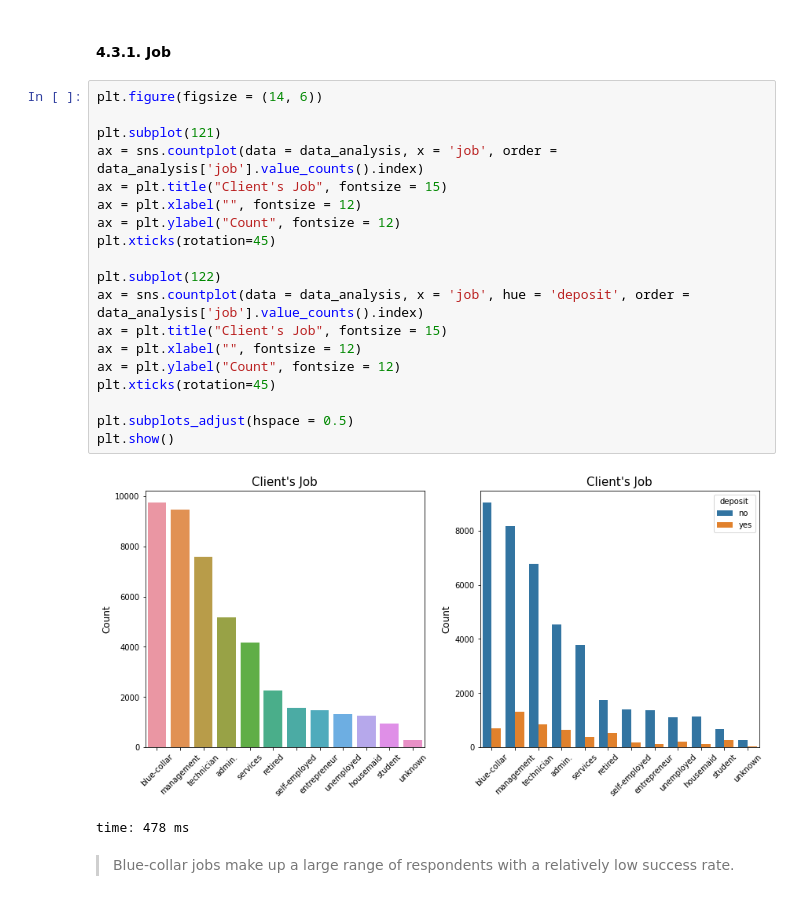
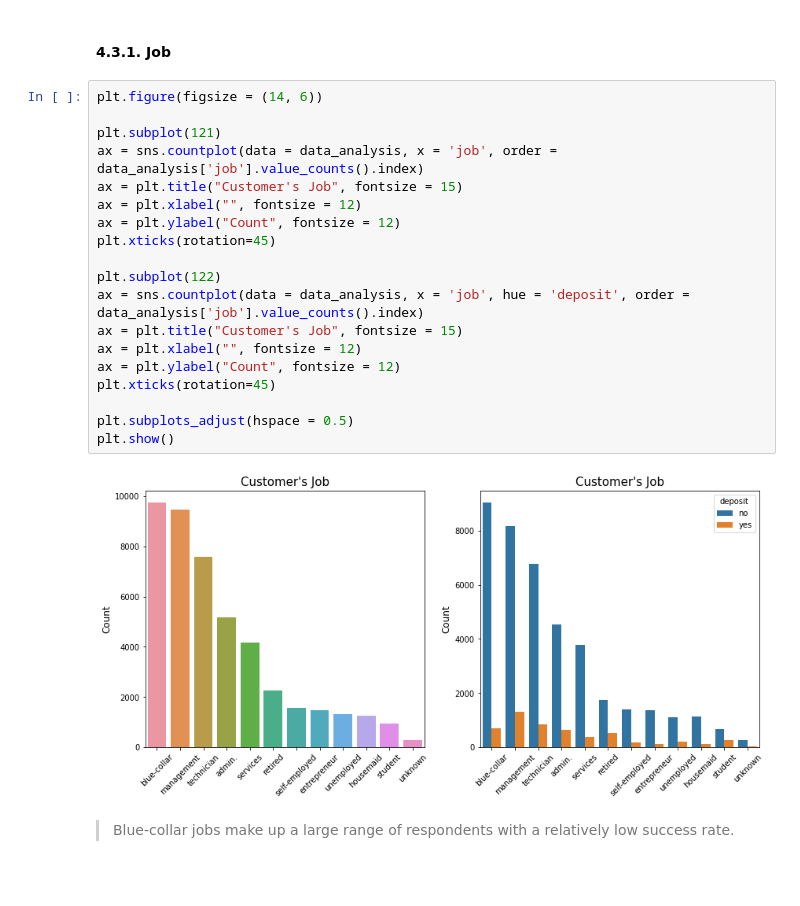
Before and after one commit to vitorlavor/Project2, a Jupyter notebook: ProjectBankMarketing.ipynb, the cells around one changed output. Drawn from its saved outputs; the diff is of its cells as text.

```diff
--- a/ProjectBankMarketing.ipynb
+++ b/ProjectBankMarketing.ipynb
@@ -342,25 +335,24 @@ time: 2.2 s
 # %%
 plt.figure(figsize = (14, 6))
 
 plt.subplot(121)
 ax = sns.countplot(data = data_analysis, x = 'job', order = data_analysis['job'].value_counts().index)
-ax = plt.title("Client's Job", fontsize = 15)
+ax = plt.title("Customer's Job", fontsize = 15)
 ax = plt.xlabel("", fontsize = 12)
 ax = plt.ylabel("Count", fontsize = 12)
 plt.xticks(rotation=45)
 
 plt.subplot(122)
 ax = sns.countplot(data = data_analysis, x = 'job', hue = 'deposit', order = data_analysis['job'].value_counts().index)
-ax = plt.title("Client's Job", fontsize = 15)
+ax = plt.title("Customer's Job", fontsize = 15)
 ax = plt.xlabel("", fontsize = 12)
 ax = plt.ylabel("Count", fontsize = 12)
 plt.xticks(rotation=45)
 
 plt.subplots_adjust(hspace = 0.5)
 plt.show()
 # %% [output]
-[figure, old version]
+[figure, new version]
-time: 478 ms
 # %% [markdown]
 > Blue-collar jobs make up a large range of respondents with a relatively low success rate.
 # %%
```
Also changed, not shown: parts of 73 cells of this notebook.
